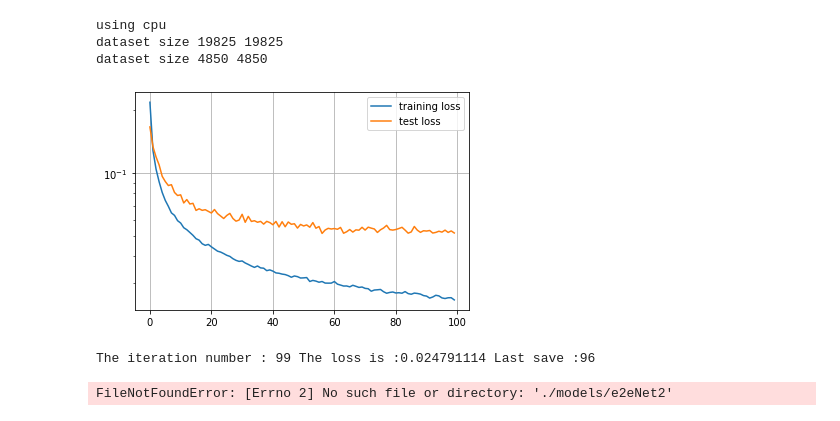
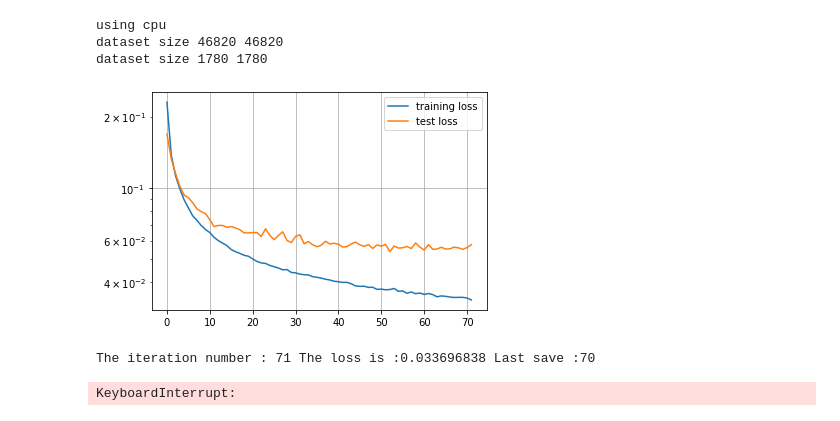
Before and after one commit to machines-in-motion/ioc_qp, a Jupyter notebook: notebooks/e2e_training.ipynb, the cells around one changed output. Saved outputs shown, nothing was run; the diff lists cells and outputs as text; code cells hidden in the pictures.

```diff
--- a/notebooks/e2e_training.ipynb
+++ b/notebooks/e2e_training.ipynb
@@ -115,16 +115,16 @@ else:
     device = torch.device("cpu")
 
 lr = 1.0e-3
-eps = 100
-indices = [3]
-test_indices = [4]
+eps = 150
+indices = [1,2]
+test_indices = [3]
 
 train_dataset = EncodingDataSet(indices)
 # mean, std = train_dataset.get_mean_std()
 inp, out = train_dataset.get_nn_size()
 test_dataset = EncodingDataSet(test_indices)
 net = QPNet(inp, out)
-net_name = "e2eNet2"
+net_name = "e2eNet6"
 
 # net.load_state_dict(torch.load("./models/" + net_name))
 net = net.to(device)
@@ -138,8 +138,8 @@ test = DataLoader(test_dataset, \
                   batch_size = 128, num_workers = 12, shuffle=True)
 # %% [output]
 using cpu
-dataset size 19825 19825
-dataset size 4850 4850
+dataset size 46820 46820
+dataset size 1780 1780
 # %%
 best_loss = 1e3
 last_save = 0
@@ -148,7 +148,7 @@ test_arr = []
 for i in range(eps):
     m_e = []
     for x_train_batch, y_train_batch in data:
-        x_train_batch[:,14:] += 0.005*torch.randn(x_train_batch[:,14:].shape)
+#         x_train_batch[:,14:] += 0.005*torch.randn(x_train_batch[:,14:].shape)
         x_train_gpu = x_train_batch.to(device)
         y_train_gpu = y_train_batch.to(device)
         y_pred = net(x_train_gpu)
@@ -171,33 +171,33 @@ for i in range(eps):
 
     t_error = np.mean(t_e)
     test_arr.append(t_error)
 
     #plotting
     plt.plot(loss_arr, label = "training loss")
     plt.plot(test_arr, label = "test loss")
 
     plt.yscale("log")
     plt.grid()
     plt.legend()
     clear_output(wait=True)
     plt.show()
 
     print("The iteration number : " + str(i) + " The loss is :" + str(m_error) + \
                           " Last save :"  + str(last_save), end='\r', flush  = True)
 
 
     if best_loss > m_error:
         last_save = i
         torch.save(net.state_dict(), "../models/" + net_name)
         best_loss = m_error
 #     if i == 200:
 #         optimizer = torch.optim.Adam(net.parameters(), lr=lr/10)
 #     if i == 400:
 #         optimizer = torch.optim.Adam(net.parameters(), lr=lr/20)
 
 
 torch.save(net.state_dict(), "./models/" + net_name)
 # %% [output]
-[figure, old version]
+[figure, new version]
-The iteration number : 99 The loss is :0.024791114 Last save :96
+The iteration number : 71 The loss is :0.033696838 Last save :70
-FileNotFoundError: [Errno 2] No such file or directory: './models/e2eNet2'
+KeyboardInterrupt:
```
Also changed, not shown: 7 other files.
